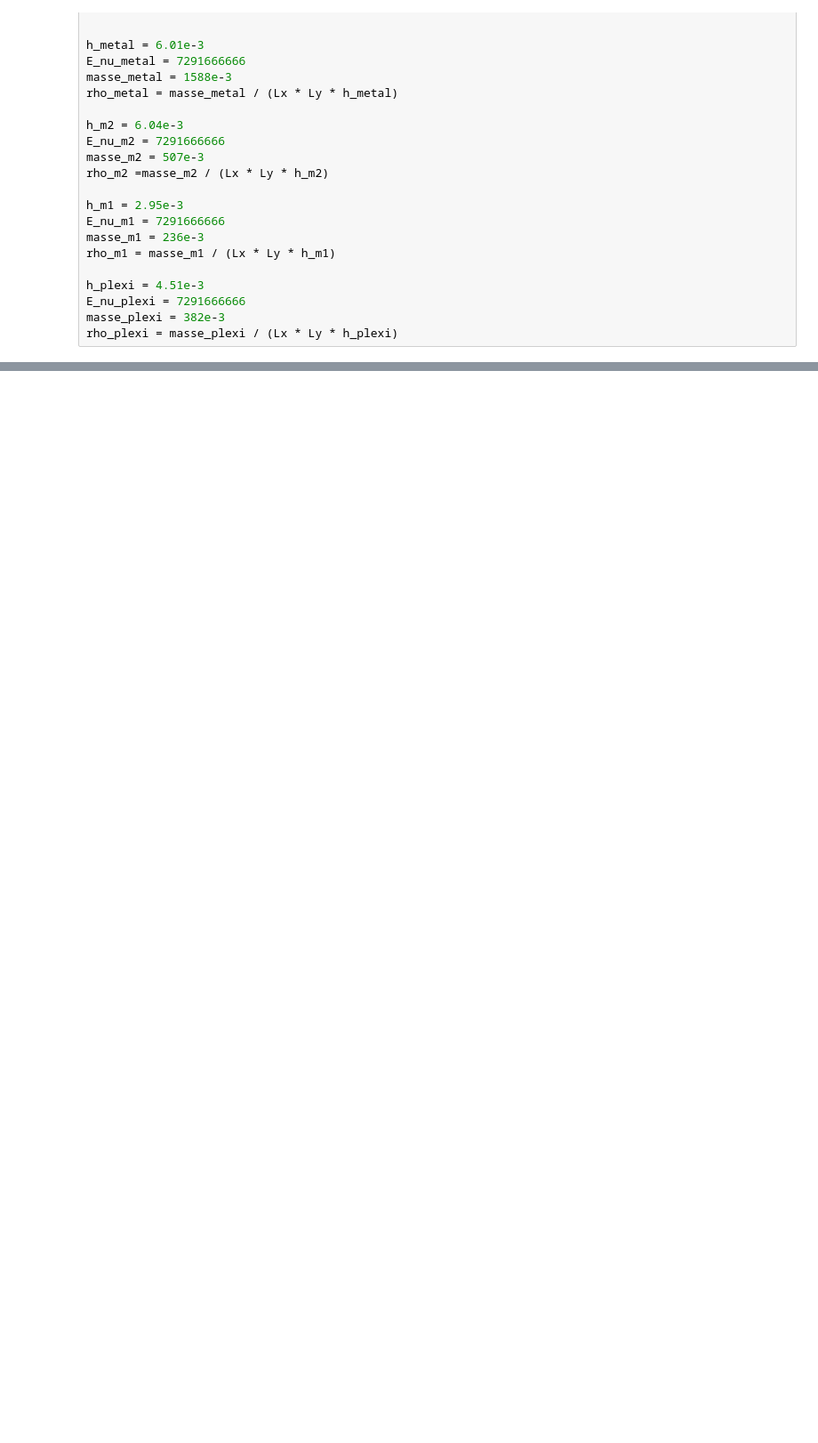
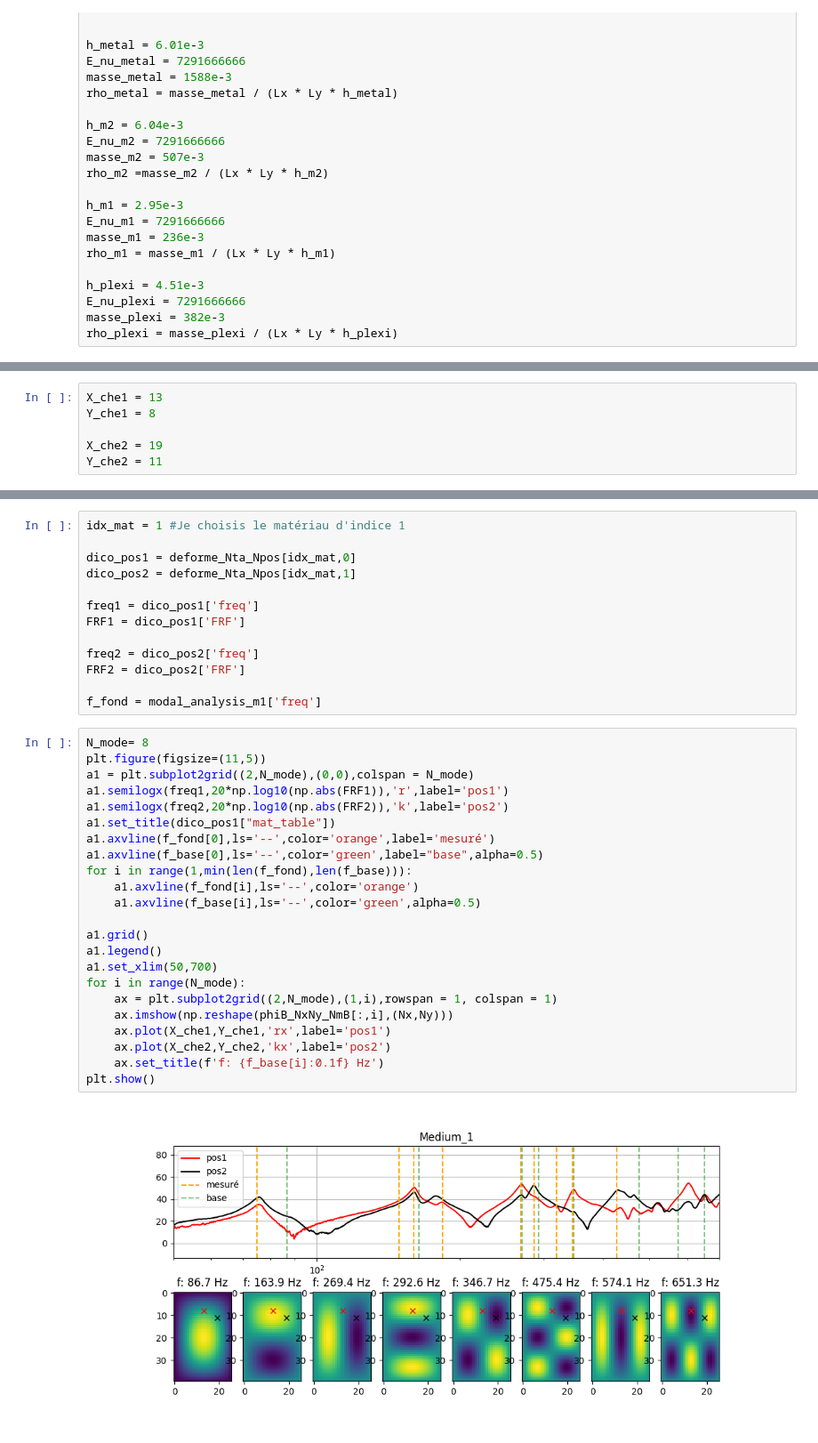
Before and after one commit to peladeaucome/ATIAM-PAM-AnalyseInstruments, a Jupyter notebook: Guitar_model/experiences/nouvelle_Correction_plaque.ipynb, the cells around one changed output, grey strips where cells are left out. Shown at 89% size. Saved outputs shown, nothing was run; the diff lists cells and outputs as text; blank space fills up the shorter version.

```diff
--- a/Guitar_model/experiences/nouvelle_Correction_plaque.ipynb
+++ b/Guitar_model/experiences/nouvelle_Correction_plaque.ipynb
@@ -136,0 +130,6 @@ modal_analysis_m1
+# %%
+X_che1 = 13
+Y_che1 = 8
+
+X_che2 = 19
+Y_che2 = 11
@@ -136,0 +140,38 @@ modal_analysis_m1
+# %%
+idx_mat = 1 #Je choisis le matériau d'indice 1
+
+dico_pos1 = deforme_Nta_Npos[idx_mat,0]
+dico_pos2 = deforme_Nta_Npos[idx_mat,1]
+
+freq1 = dico_pos1['freq']
+FRF1 = dico_pos1['FRF']
+
+freq2 = dico_pos2['freq']
+FRF2 = dico_pos2['FRF']
+
+f_fond = modal_analysis_m1['freq']
+# %%
+N_mode= 8
+plt.figure(figsize=(11,5))
+a1 = plt.subplot2grid((2,N_mode),(0,0),colspan = N_mode)
+a1.semilogx(freq1,20*np.log10(np.abs(FRF1)),'r',label='pos1')
+a1.semilogx(freq2,20*np.log10(np.abs(FRF2)),'k',label='pos2')
+a1.set_title(dico_pos1["mat_table"])
+a1.axvline(f_fond[0],ls='--',color='orange',label='mesuré')
+a1.axvline(f_base[0],ls='--',color='green',label="base",alpha=0.5)
+for i in range(1,min(len(f_fond),len(f_base))):
+    a1.axvline(f_fond[i],ls='--',color='orange')
+    a1.axvline(f_base[i],ls='--',color='green',alpha=0.5)
+
+a1.grid()
+a1.legend()
+a1.set_xlim(50,700)
+for i in range(N_mode):
+    ax = plt.subplot2grid((2,N_mode),(1,i),rowspan = 1, colspan = 1)
+    ax.imshow(np.reshape(phiB_NxNy_NmB[:,i],(Nx,Ny)))
+    ax.plot(X_che1,Y_che1,'rx',label='pos1')
+    ax.plot(X_che2,Y_che2,'kx',label='pos2')
+    ax.set_title(f'f: {f_base[i]:0.1f} Hz')
+plt.show()
+# %% [output]
+[figure, added]
```
Also changed, not shown: parts of 11 cells of this notebook, 5 other files.
